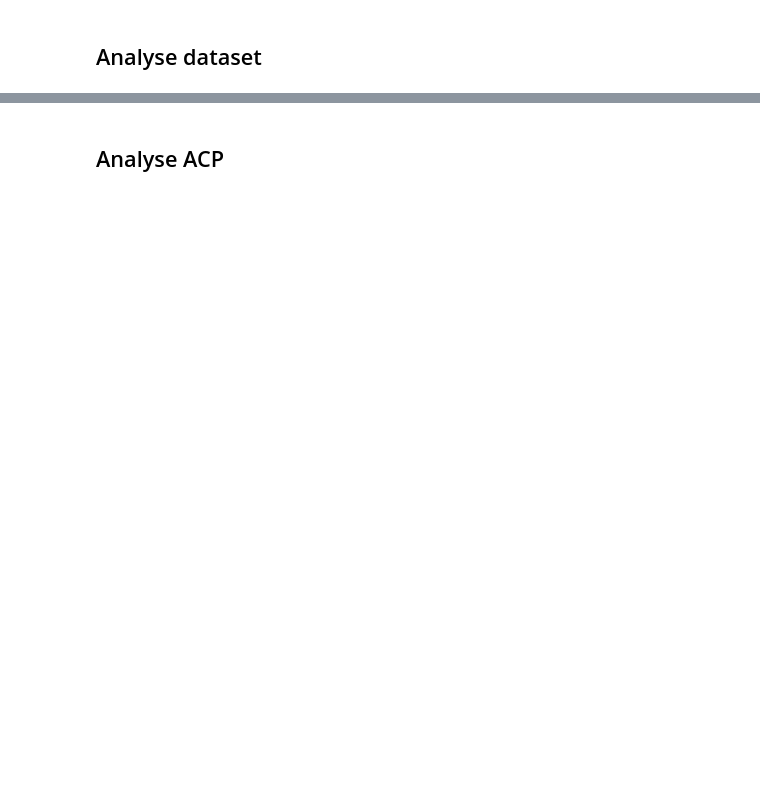
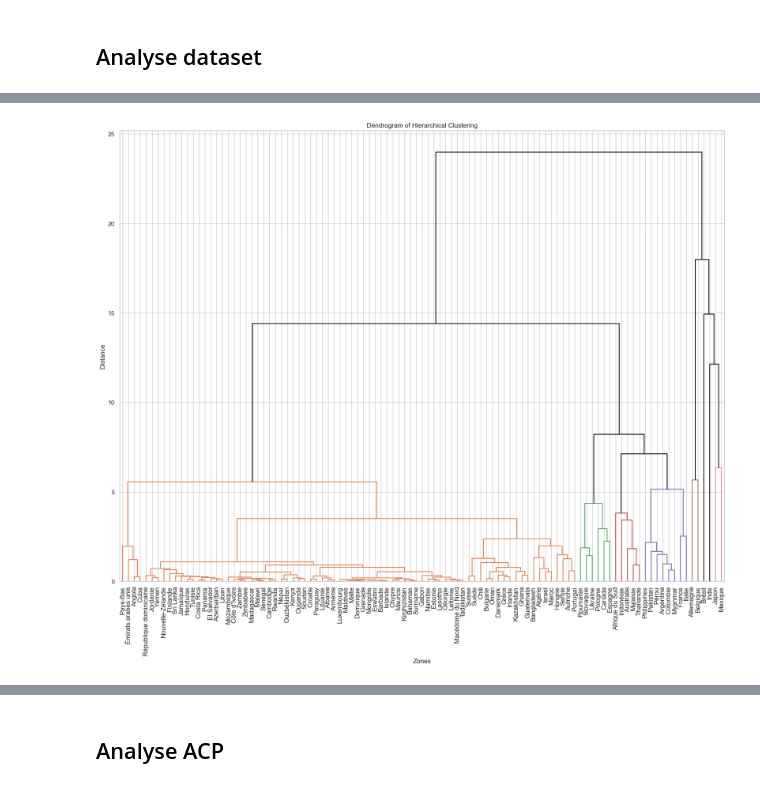
Before and after one commit to RubenKraan/data_analyst_openclassrooms, a Jupyter notebook: projet 11/projet_11_2.ipynb, the cells around one changed output, grey strips where cells are left out. Drawn from its saved outputs; the diff is of its cells as text; code cells hidden in the pictures; blank space fills up the shorter version.

```diff
--- a/projet 11/projet_11_2.ipynb
+++ b/projet 11/projet_11_2.ipynb
@@ -64,0 +95,13 @@ df_scaled
+# %%
+# clustering hierarchique
+Z = linkage(X_scaled, method='ward', metric='euclidean')
+# %%
+# dendrogram
+plt.figure(figsize=(20, 15))
+dendrogram(Z, labels=dataset.index, leaf_rotation=90, leaf_font_size=12, color_threshold=7, above_threshold_color='black')
+plt.title('Dendrogram of Hierarchical Clustering')
+plt.xlabel('Zones')
+plt.ylabel('Distance')
+plt.show()
+# %% [output]
+[figure, added]
```
Also changed, not shown: parts of 19 cells of this notebook.
